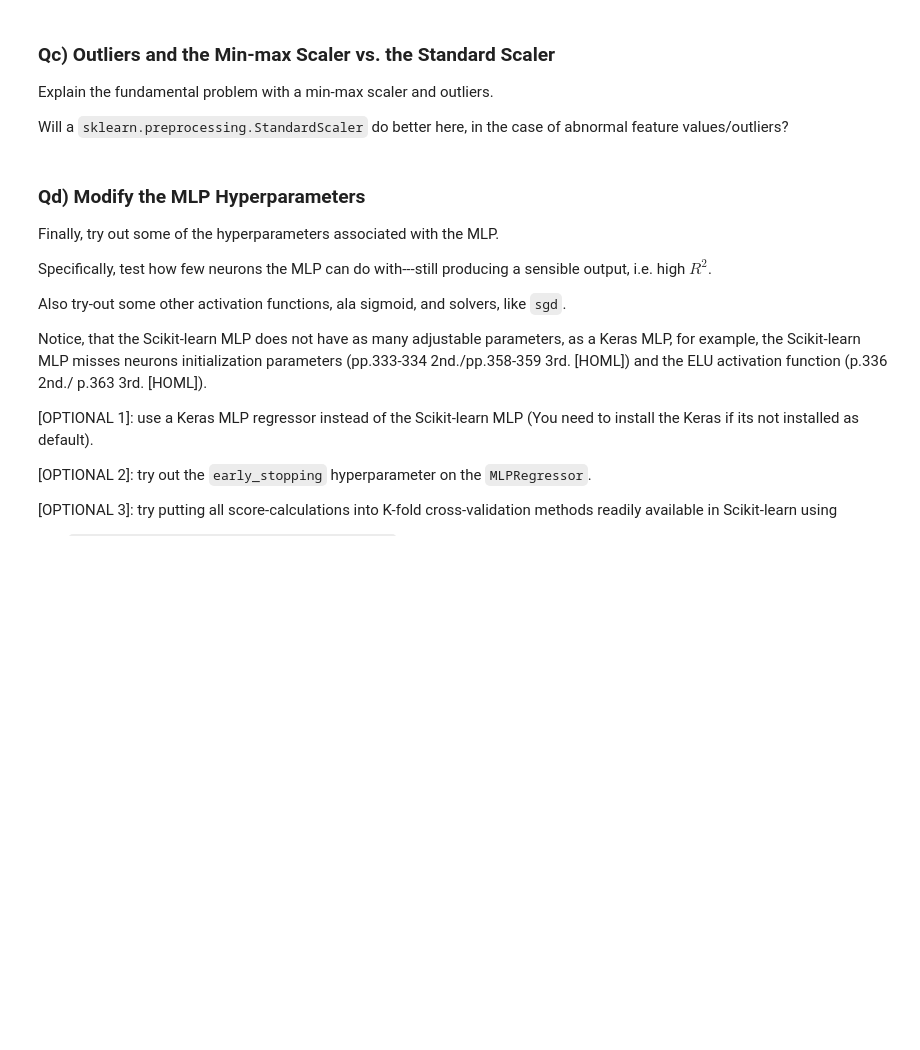
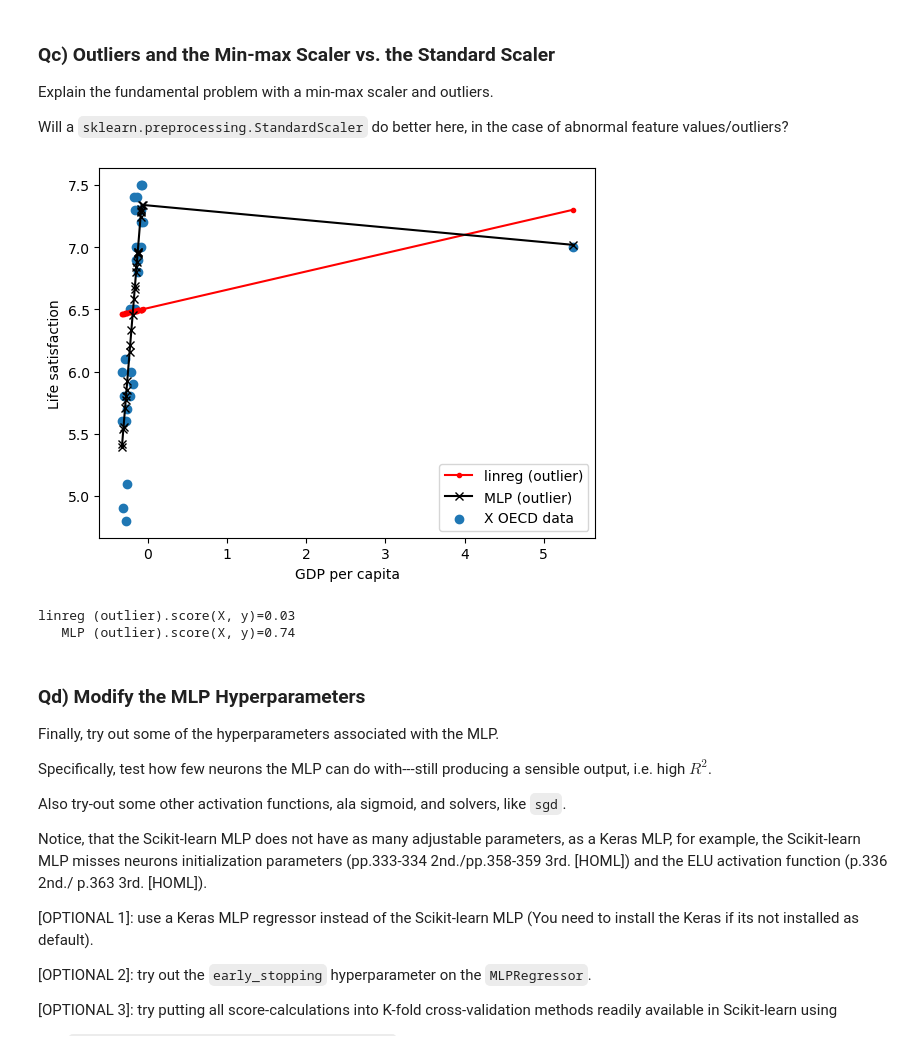
Before and after one commit to OliverEC04/MAL-G10, a Jupyter notebook: L4/pipelines.ipynb, the cells around one changed output. Drawn from its saved outputs; the diff is of its cells as text; code cells hidden in the pictures; blank space fills up the shorter version.

```diff
--- a/L4/pipelines.ipynb
+++ b/L4/pipelines.ipynb
@@ -223,3 +196,30 @@ assert False, "TODO: investigate outlier problems and try a StandardScaler.."
+# %%
+# TODO: research the problem here..
+from sklearn.preprocessing import StandardScaler
+
+scaler = StandardScaler()
+
+X_outlier = np.append(X, [[1000000]], axis=0) # vi tilføjer en outlier til x
+X_outlier_scaled = scaler.fit_transform(X_outlier)
+
+mlp_outlier = MLPRegressor(hidden_layer_sizes=(10,), solver='adam', activation='relu', tol=1E-5, max_iter=100000, verbose=False)
+linreg_outlier = LinearRegression()
+
+# for at y har samme størrelse efter vi har tilføjet en outlier, appender vi oss til y:
+y_outlier = np.append(y, [7.0])
+
+mlp_outlier.fit(X_outlier_scaled, y_outlier)
+linreg_outlier.fit(X_outlier_scaled, y_outlier)
+
+# Plot the models
+PlotModels(linreg_outlier, mlp_outlier, X_outlier_scaled, y_outlier, "linreg (outlier)", "MLP (outlier)")
+
+# Standard scaleren er stadig meget vulnerable overfor outliers, og klarer det ikk sønderligt meget
+# bedre end min-max scaleren
+# %% [output]
+[figure, added]
+linreg (outlier).score(X, y)=0.03
+   MLP (outlier).score(X, y)=0.74
 # %% [markdown]
 ### Qd) Modify the MLP Hyperparameters
 
```
Also changed, not shown: parts of 6 cells of this notebook.
